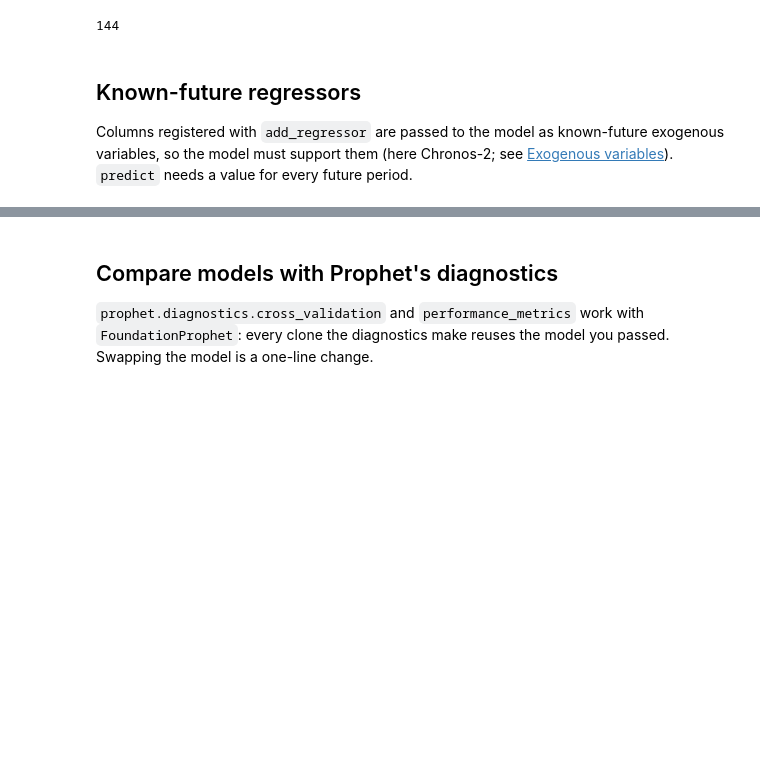
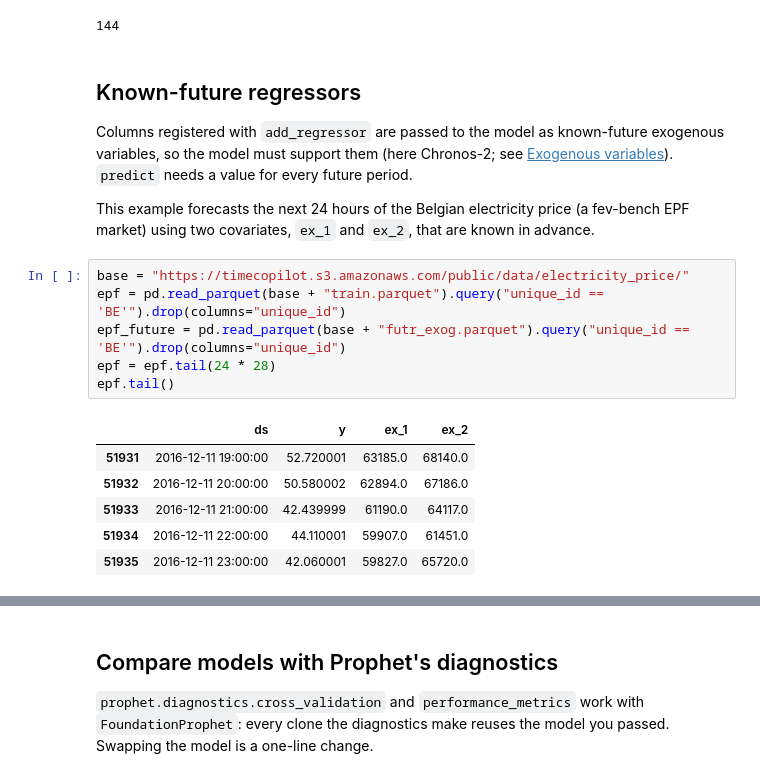
Before and after one commit to TimeCopilot/foundationforecast, a Jupyter notebook: docs/examples/prophet-adapter.ipynb, the cells around one changed output, grey strips where cells are left out. Cells and saved outputs as stored; diff of their text form; blank space fills up the shorter version.

```diff
--- a/docs/examples/prophet-adapter.ipynb
+++ b/docs/examples/prophet-adapter.ipynb
@@ -124,4 +130,20 @@ fcst_none["yhat"].isna().sum()
 Columns registered with `add_regressor` are passed to the model as known-future exogenous variables, so the
 model must support them (here Chronos-2; see [Exogenous variables](../exogenous-variables.md)).
 `predict` needs a value for every future period.
+
+This example forecasts the next 24 hours of the Belgian electricity price (a fev-bench EPF market) using two
+covariates, `ex_1` and `ex_2`, that are known in advance.
+# %%
+base = "https://timecopilot.s3.amazonaws.com/public/data/electricity_price/"
+epf = pd.read_parquet(base + "train.parquet").query("unique_id == 'BE'").drop(columns="unique_id")
+epf_future = pd.read_parquet(base + "futr_exog.parquet").query("unique_id == 'BE'").drop(columns="unique_id")
+epf = epf.tail(24 * 28)
+epf.tail()
+# %% [output]
+|  | ds | y | ex_1 | ex_2 |
+| 51931 | 2016-12-11 19:00:00 | 52.720001 | 63185.0 | 68140.0 |
+| 51932 | 2016-12-11 20:00:00 | 50.580002 | 62894.0 | 67186.0 |
+| 51933 | 2016-12-11 21:00:00 | 42.439999 | 61190.0 | 64117.0 |
+| 51934 | 2016-12-11 22:00:00 | 44.110001 | 59907.0 | 61451.0 |
+| 51935 | 2016-12-11 23:00:00 | 42.060001 | 59827.0 | 65720.0 |
 # %%
```
Also changed, not shown: parts of 7 cells of this notebook, 5 other files.
